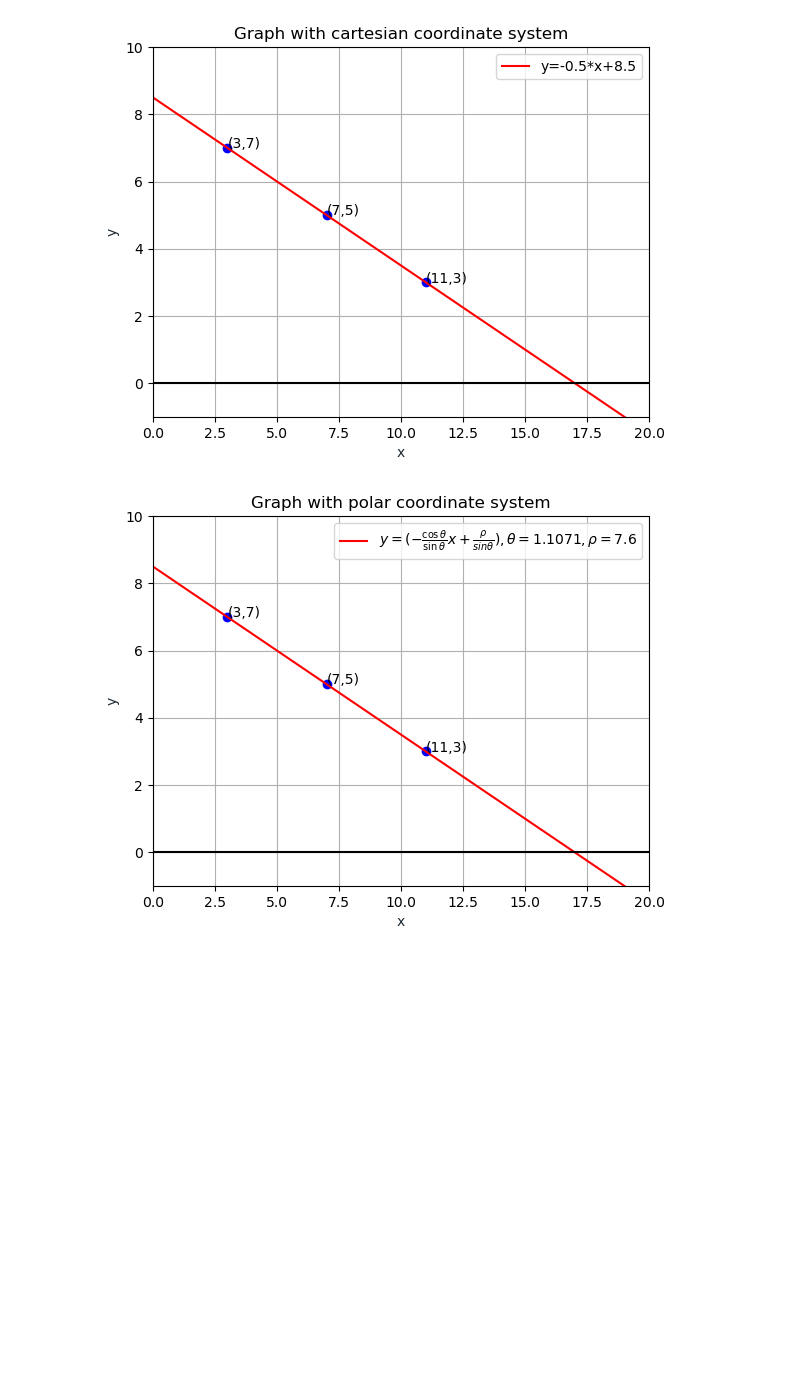
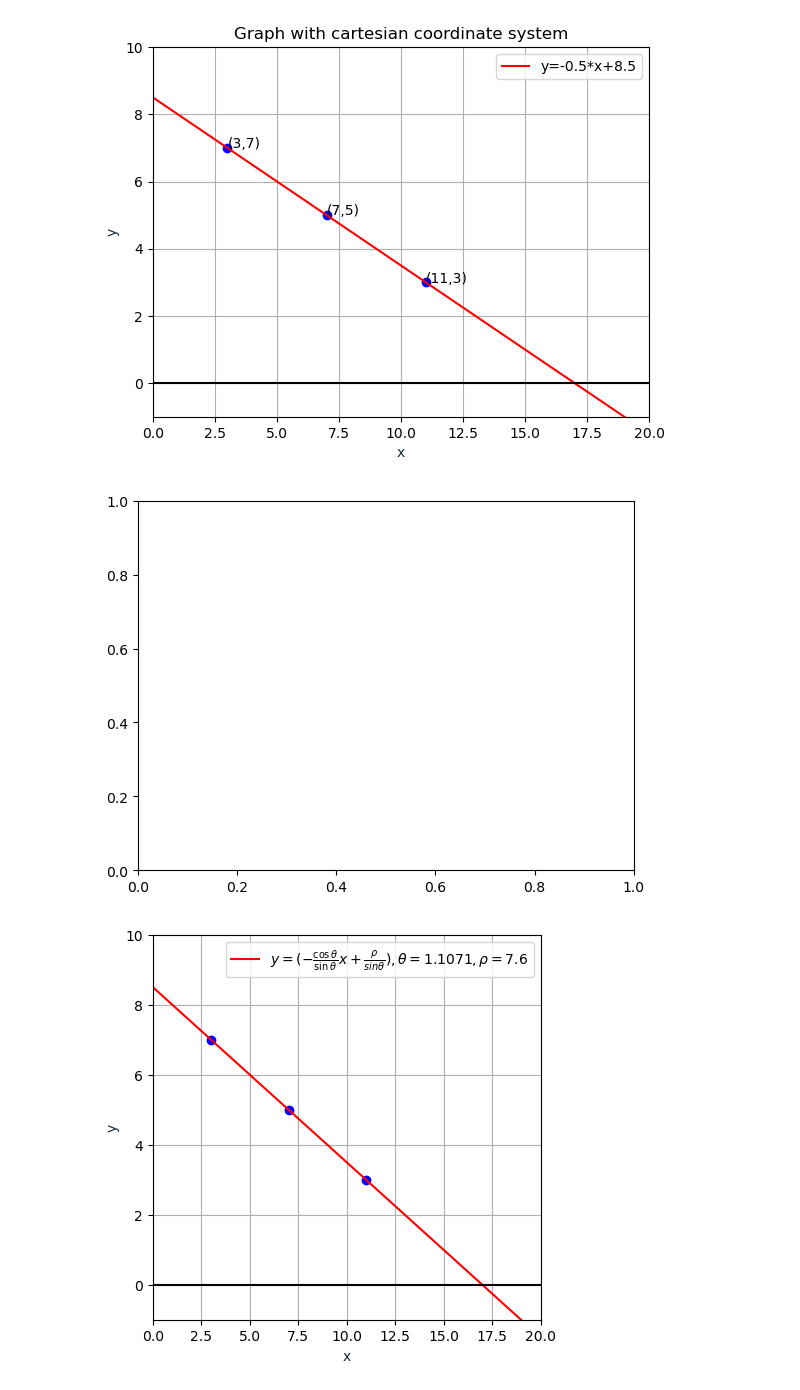
Before and after one commit to j-friis/master-thesis, a Jupyter notebook: Code/background_houghlines_plots.ipynb, the cells around one changed output. Drawn from its saved outputs; the diff is of its cells as text; code cells hidden in the pictures; blank space fills up the shorter version.

Commit message:
Change plot

```diff
--- a/Code/background_houghlines_plots.ipynb
+++ b/Code/background_houghlines_plots.ipynb
@@ -28,27 +28,28 @@ plt.show()
 # %%
 import matplotlib.pyplot as plt
 import numpy as np
 fig, ax = plt.subplots()
 xs = [3,7,11]
 ys = [7,5,3]
 x = np.linspace(-1,20,100)
 theta = 1.1071
 rho = 7.6
 y = ((-1*np.cos(theta)/np.sin(theta)*x)+rho/np.sin(theta))
-
+plt.figure(figsize=(5, 5))
 plt.plot(x, y, '-r', label=r'$y=(-\frac{\cos \theta}{\sin \theta}x+\frac{\rho}{sin \theta}),\theta=1.1071, \rho=7.6$')
-plt.title('Graph with polar coordinate system')
+# plt.title('Graph with polar coordinate system')
 plt.scatter(xs, ys, color='blue', marker='o')
 names = ["(3,7)","(7,5)","(11,3)"]
 for i, txt in enumerate(names):
     ax.annotate(txt, (xs[i], ys[i]))
 plt.xlim(0, 20)
 plt.ylim(-1, 10)
 plt.xlabel('x', color='#1C2833')
 plt.ylabel('y', color='#1C2833')
 plt.axhline(0, color='black')
 plt.legend(loc='upper right')
 plt.grid()
 plt.show()
 # %% [output]
-[figure, old version]
+[figure, new version]
+[figure, added]
```
